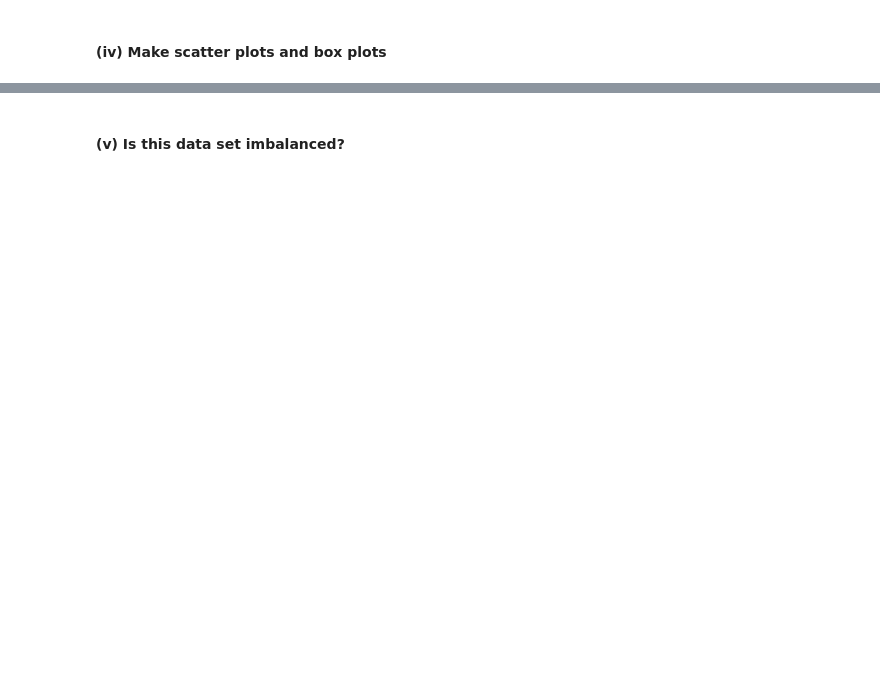
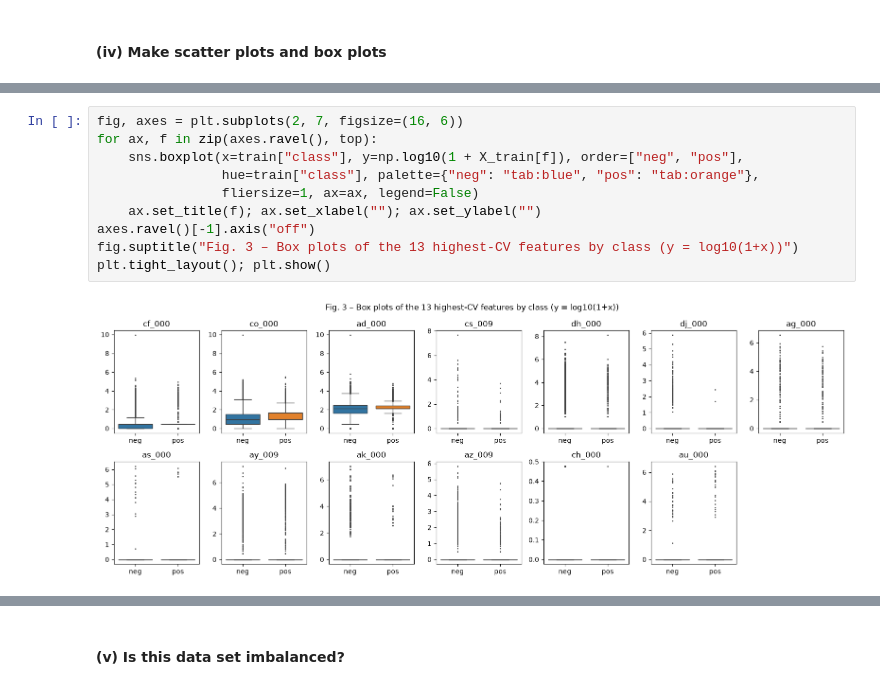
Before and after one commit to xiaomann339/DSCI552-HW6, a Jupyter notebook: notebook/Niu_Xiaoman_HW6.ipynb, the cells around one changed output, grey strips where cells are left out. Saved outputs shown, nothing was run; the diff lists cells and outputs as text; blank space fills up the shorter version.

```diff
--- a/notebook/Niu_Xiaoman_HW6.ipynb
+++ b/notebook/Niu_Xiaoman_HW6.ipynb
@@ -24,0 +139,12 @@ Import packages
+# %%
+fig, axes = plt.subplots(2, 7, figsize=(16, 6))
+for ax, f in zip(axes.ravel(), top):
+    sns.boxplot(x=train["class"], y=np.log10(1 + X_train[f]), order=["neg", "pos"],
+                hue=train["class"], palette={"neg": "tab:blue", "pos": "tab:orange"},
+                fliersize=1, ax=ax, legend=False)
+    ax.set_title(f); ax.set_xlabel(""); ax.set_ylabel("")
+axes.ravel()[-1].axis("off")
+fig.suptitle("Fig. 3 – Box plots of the 13 highest-CV features by class (y = log10(1+x))")
+plt.tight_layout(); plt.show()
+# %% [output]
+[figure, added]
```
Also changed, not shown: parts of 41 cells of this notebook.
